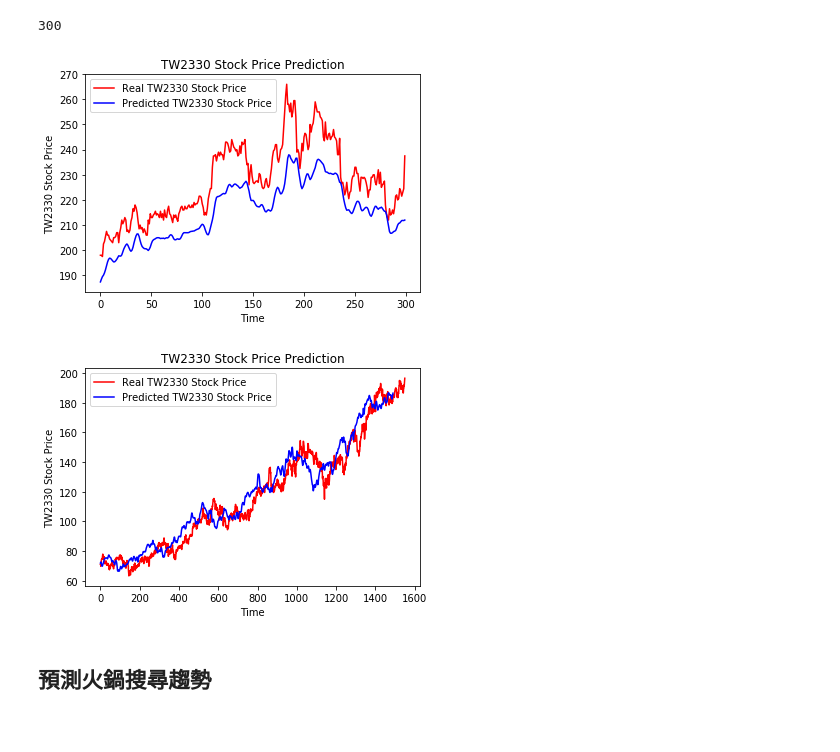
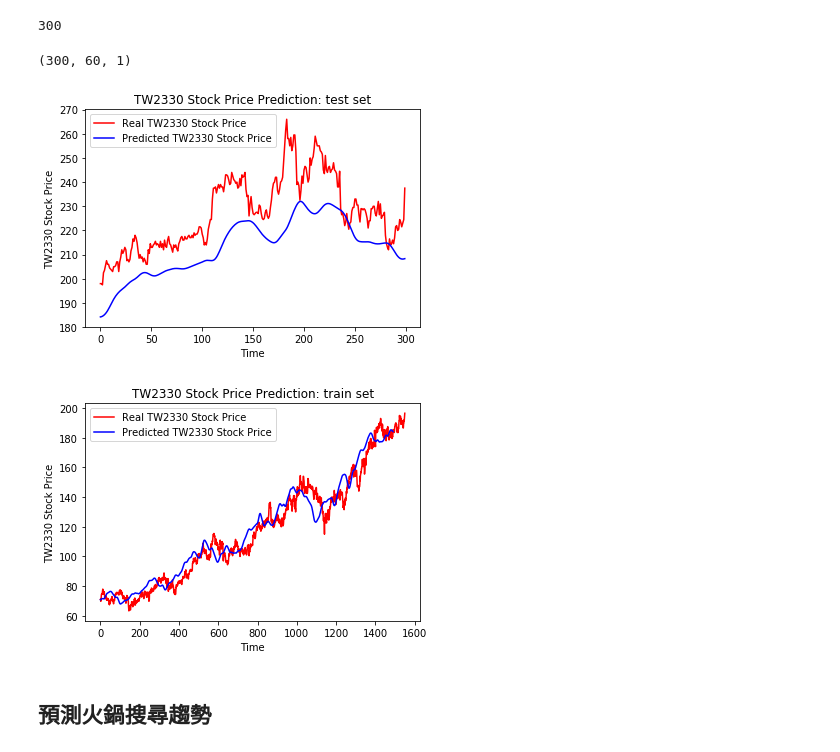
Before and after one commit to vincentman/tibame_python_dl, a Jupyter notebook: Demo20180722.ipynb, the cells around one changed output. Cells and saved outputs as stored; diff of their text form; code cells hidden in the pictures.

```diff
--- a/Demo20180722.ipynb
+++ b/Demo20180722.ipynb
@@ -170,5 +183,7 @@ regressor.add(Dense(units = 1))
 regressor.compile(optimizer = 'adam', loss = 'mean_squared_error')
 
 # Fitting the RNN to the Training set
-regressor.fit(X_train, y_train, epochs = 100, batch_size = 32)
+epochs = 10
+# epochs = 100
+regressor.fit(X_train, y_train, epochs = epochs, batch_size = 32)
 # %% [output]
@@ -235,6 +262,10 @@ len(X_test)
 X_test = np.array(X_test)
 # %%
 X_test = np.reshape(X_test, (X_test.shape[0], X_test.shape[1], 1))
+# %%
+X_test.shape
+# %% [output]
+(300, 60, 1)
 # %%
 predicted_stock_price = regressor.predict(X_test)
 # %%
@@ -242,14 +273,14 @@ predicted_stock_price = sc.inverse_transform(predicted_stock_price)
 # %%
 import matplotlib.pyplot as plt
 plt.plot(real_stock_price, color = 'red', label = 'Real TW2330 Stock Price')
 plt.plot(predicted_stock_price, color = 'blue', label = 'Predicted TW2330 Stock Price')
-plt.title('TW2330 Stock Price Prediction')
+plt.title('TW2330 Stock Price Prediction: test set')
 plt.xlabel('Time')
 plt.ylabel('TW2330 Stock Price')
 plt.legend()
 plt.show()
 # %% [output]
-[figure, old version]
+[figure, new version]
 # %%
 predicted_stock_price2 = regressor.predict(X_train)
 predicted_stock_price2 = sc.inverse_transform(predicted_stock_price2)
@@ -258,13 +289,13 @@ real_stock_price2 = training_set
 import matplotlib.pyplot as plt
 plt.plot(real_stock_price2, color = 'red', label = 'Real TW2330 Stock Price')
 plt.plot(predicted_stock_price2, color = 'blue', label = 'Predicted TW2330 Stock Price')
-plt.title('TW2330 Stock Price Prediction')
+plt.title('TW2330 Stock Price Prediction: train set')
 plt.xlabel('Time')
 plt.ylabel('TW2330 Stock Price')
 plt.legend()
 plt.show()
 # %% [output]
-[figure, old version]
+[figure, new version]
 # %% [markdown]
 ## 預測火鍋搜尋趨勢
 # %%
```
Also changed, not shown: parts of 27 cells of this notebook, 2 other files.
